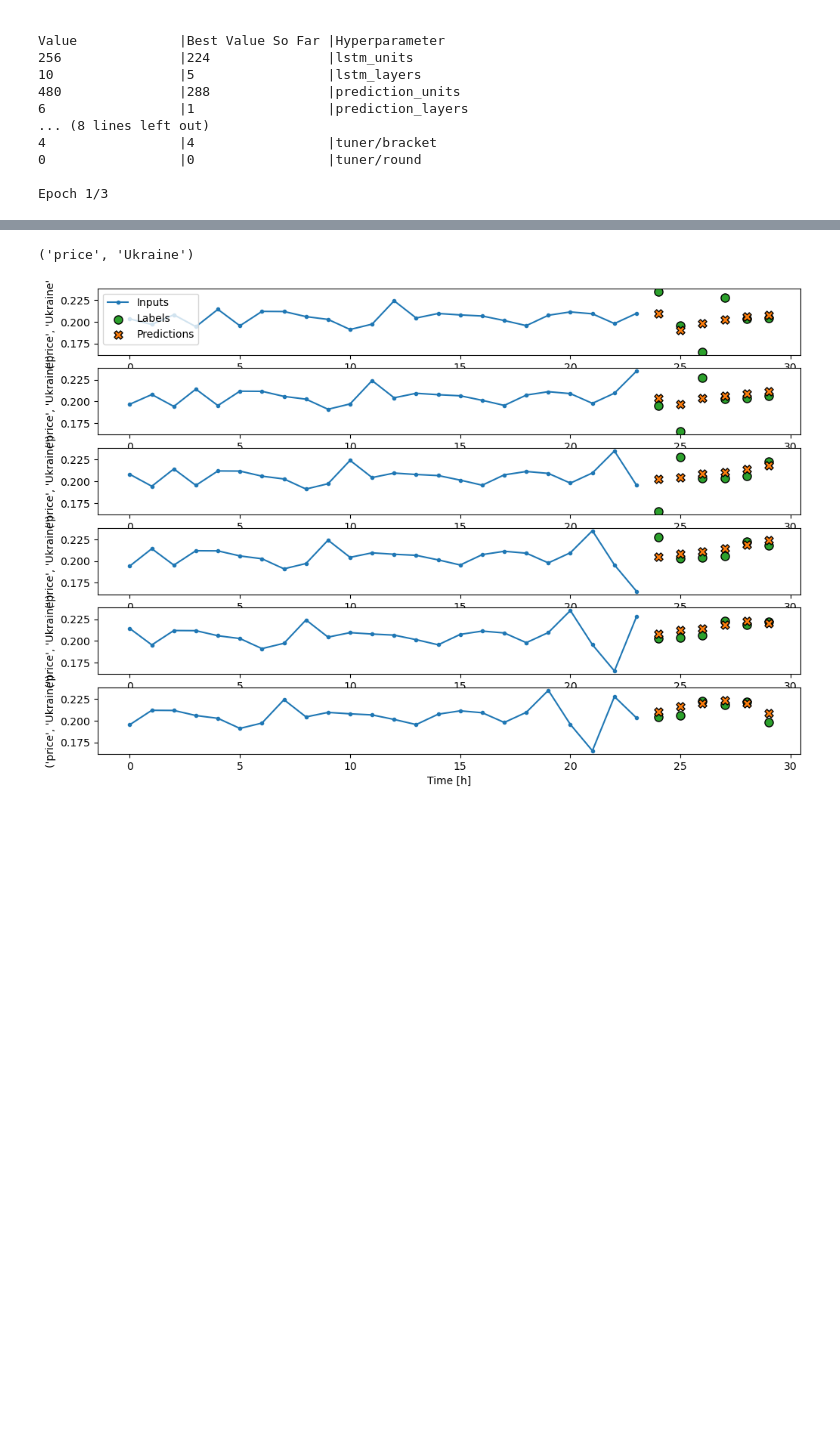
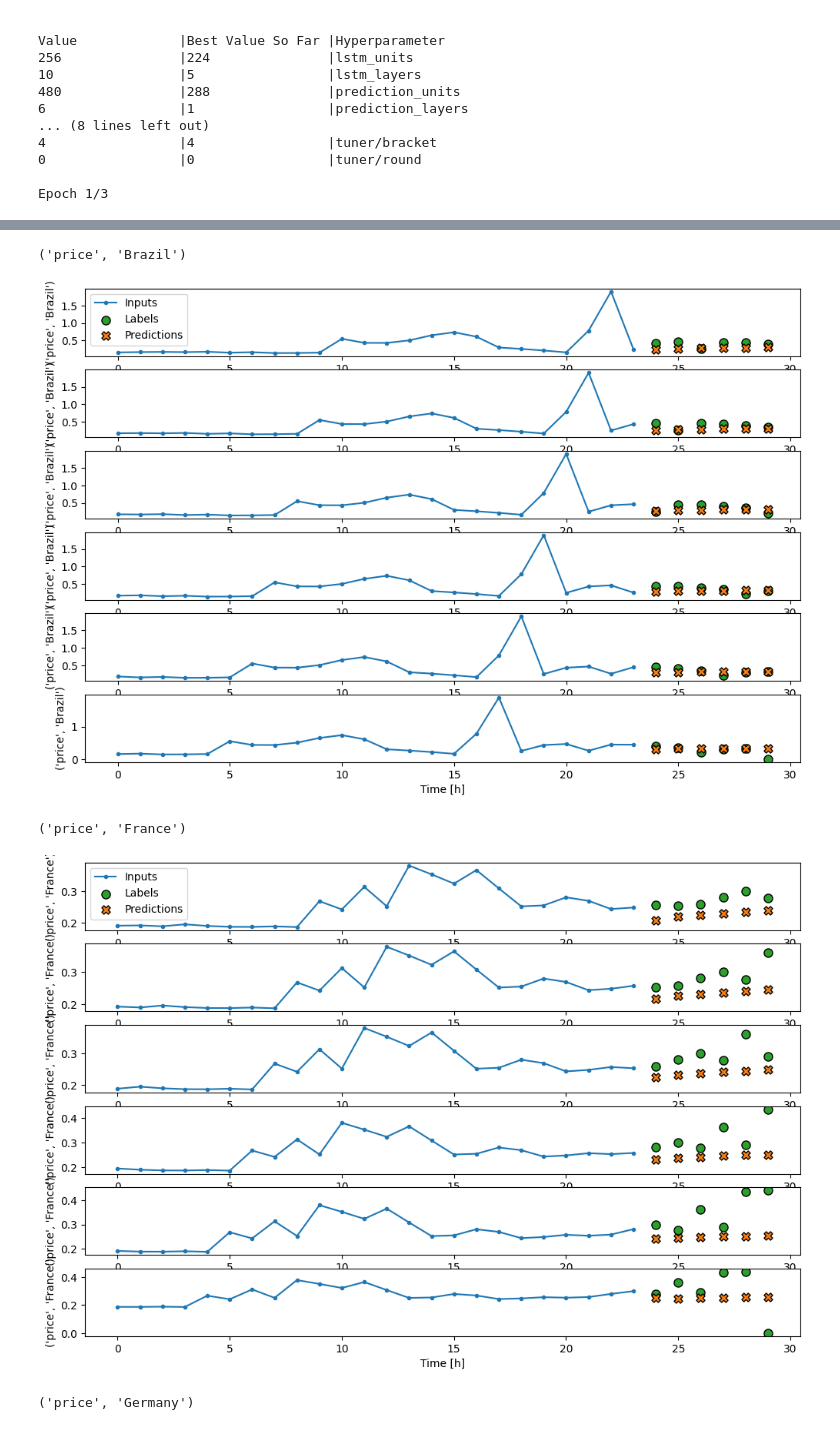
Before and after one commit to Gogonemnem/erasmus-university-rotterdam-assignments, a Jupyter notebook: code/notebooks/Gonem/run.ipynb, the cells around one changed output, grey strips where cells are left out. Saved outputs shown, nothing was run; the diff lists cells and outputs as text; code cells hidden in the pictures; blank space fills up the shorter version.

```diff
--- a/code/notebooks/Gonem/run.ipynb
+++ b/code/notebooks/Gonem/run.ipynb
@@ -259,3 +266,7 @@ checkpoint_path = gonem_directory/'best_models'
 checkpoint = tf.keras.callbacks.ModelCheckpoint(filepath=checkpoint_path, monitor='val_loss', verbose=0, save_best_only=True, save_weights_only=True)
 # %%
-m_arf.fit(w.train, epochs=100, validation_data=w.val, callbacks=[checkpoint])
+m_arf = tuner_arf.get_best_models(num_models=1)[0]
+# best_hps=tuner_arf.get_best_hyperparameters()[0]
+# m_arf = tuner_arf.hypermodel.build(best_hps)
+
+# m_arf.fit(w.train, epochs=20, validation_data=w.val, callbacks=[checkpoint])
@@ -281,4 +273,4 @@ Epoch 100: val_loss improved from 0.08699 to 0.08602, saving model to c:\Users\g
 # %%
-m_arf.load_weights(checkpoint_path)
+# m_arf.load_weights(checkpoint_path)
 m_arf.evaluate(w.test)
 # %% [output]
@@ -287,12 +279,17 @@ m_arf.evaluate(w.test)
 # %%
 val_performance = {}
 performance = {}
 
 # val_performance['1'] = m.evaluate(w.val)
-label = label_columns[4]
-print(label)
-# performance['1'] = m.evaluate(w.test)
-w.plot(m_arf, plot_col=label, max_subplots=6)
+for i in range(6):
+
+    label = label_columns[i]
+    print(label)
+    # performance['1'] = m.evaluate(w.test)
+    w.plot(m_arf, plot_col=label, max_subplots=6)
 # %% [output]
-('price', 'Ukraine')
+('price', 'Brazil')
-[figure, old version]
+[figure, new version]
+('price', 'France')
+[figure, added]
+('price', 'Germany')
```
Also changed, not shown: parts of 12 cells of this notebook, 3 other files.
